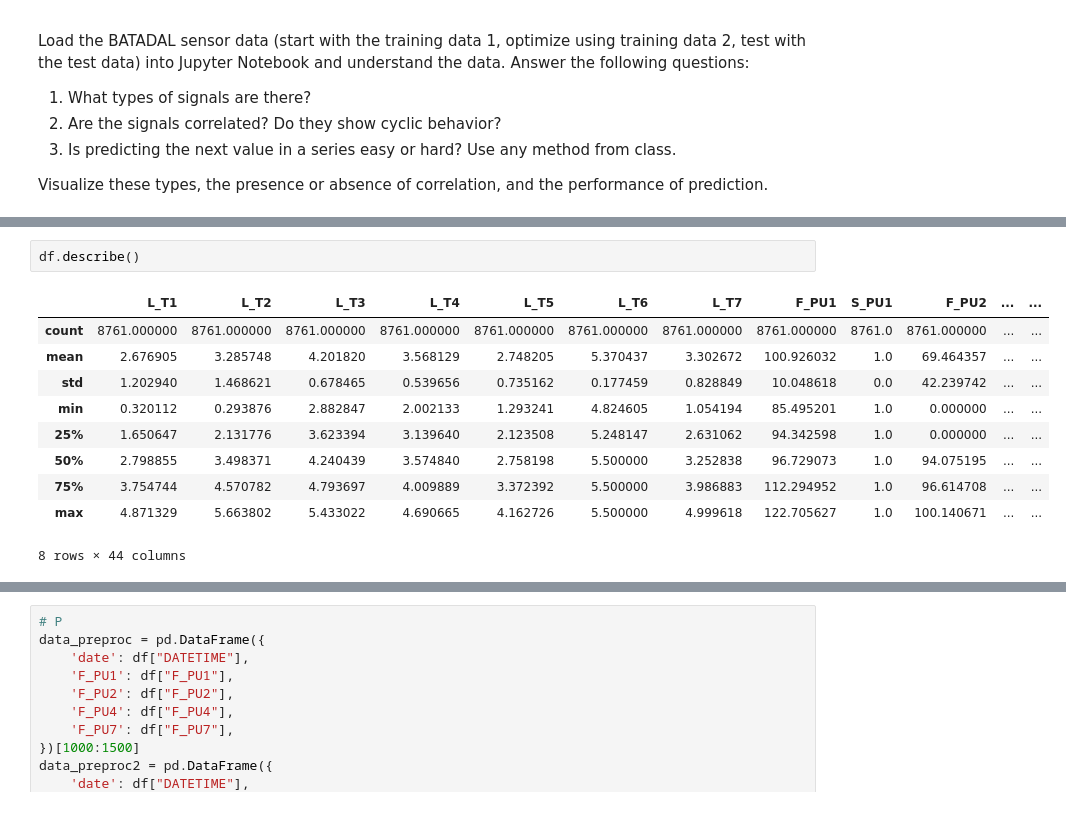
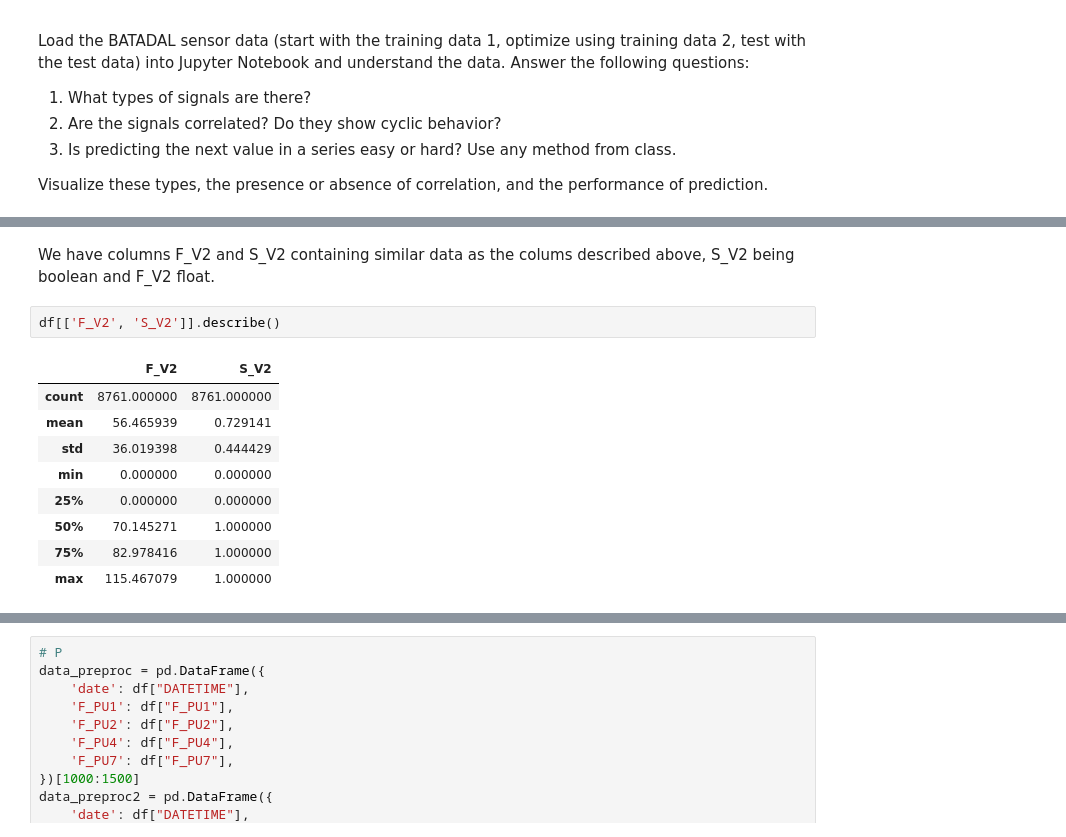
Before and after one commit to mennobo/cda_2_3_4, a Jupyter notebook: Lab2.ipynb, the cells around one changed output, grey strips where cells are left out. Cells and saved outputs as stored; diff of their text form.

```diff
--- a/Lab2.ipynb
+++ b/Lab2.ipynb
@@ -126,13 +181,14 @@ Visualize these types, the presence or absence of correlation, and the performan
+# %% [markdown]
+We have columns F\_V2 and S\_V2 containing similar data as the colums described above, S\_V2 being boolean and F\_V2 float.
 # %%
-df.describe()
+df[['F_V2', 'S_V2']].describe()
 # %% [output]
-|  | L_T1 | L_T2 | L_T3 | L_T4 | L_T5 | L_T6 | L_T7 | F_PU1 | S_PU1 | F_PU2 | ... | ... |
-| count | 8761.000000 | 8761.000000 | 8761.000000 | 8761.000000 | 8761.000000 | 8761.000000 | 8761.000000 | 8761.000000 | 8761.0 | 8761.000000 | ... | ... |
-| mean | 2.676905 | 3.285748 | 4.201820 | 3.568129 | 2.748205 | 5.370437 | 3.302672 | 100.926032 | 1.0 | 69.464357 | ... | ... |
-| std | 1.202940 | 1.468621 | 0.678465 | 0.539656 | 0.735162 | 0.177459 | 0.828849 | 10.048618 | 0.0 | 42.239742 | ... | ... |
-| min | 0.320112 | 0.293876 | 2.882847 | 2.002133 | 1.293241 | 4.824605 | 1.054194 | 85.495201 | 1.0 | 0.000000 | ... | ... |
-| 25% | 1.650647 | 2.131776 | 3.623394 | 3.139640 | 2.123508 | 5.248147 | 2.631062 | 94.342598 | 1.0 | 0.000000 | ... | ... |
-| 50% | 2.798855 | 3.498371 | 4.240439 | 3.574840 | 2.758198 | 5.500000 | 3.252838 | 96.729073 | 1.0 | 94.075195 | ... | ... |
-| 75% | 3.754744 | 4.570782 | 4.793697 | 4.009889 | 3.372392 | 5.500000 | 3.986883 | 112.294952 | 1.0 | 96.614708 | ... | ... |
-| max | 4.871329 | 5.663802 | 5.433022 | 4.690665 | 4.162726 | 5.500000 | 4.999618 | 122.705627 | 1.0 | 100.140671 | ... | ... |
+|  | F_V2 | S_V2 |
+| count | 8761.000000 | 8761.000000 |
+| mean | 56.465939 | 0.729141 |
+| std | 36.019398 | 0.444429 |
+| min | 0.000000 | 0.000000 |
+| 25% | 0.000000 | 0.000000 |
+| 50% | 70.145271 | 1.000000 |
+| 75% | 82.978416 | 1.000000 |
+| max | 115.467079 | 1.000000 |
-8 rows × 44 columns
```
Also changed, not shown: parts of 22 cells of this notebook.
